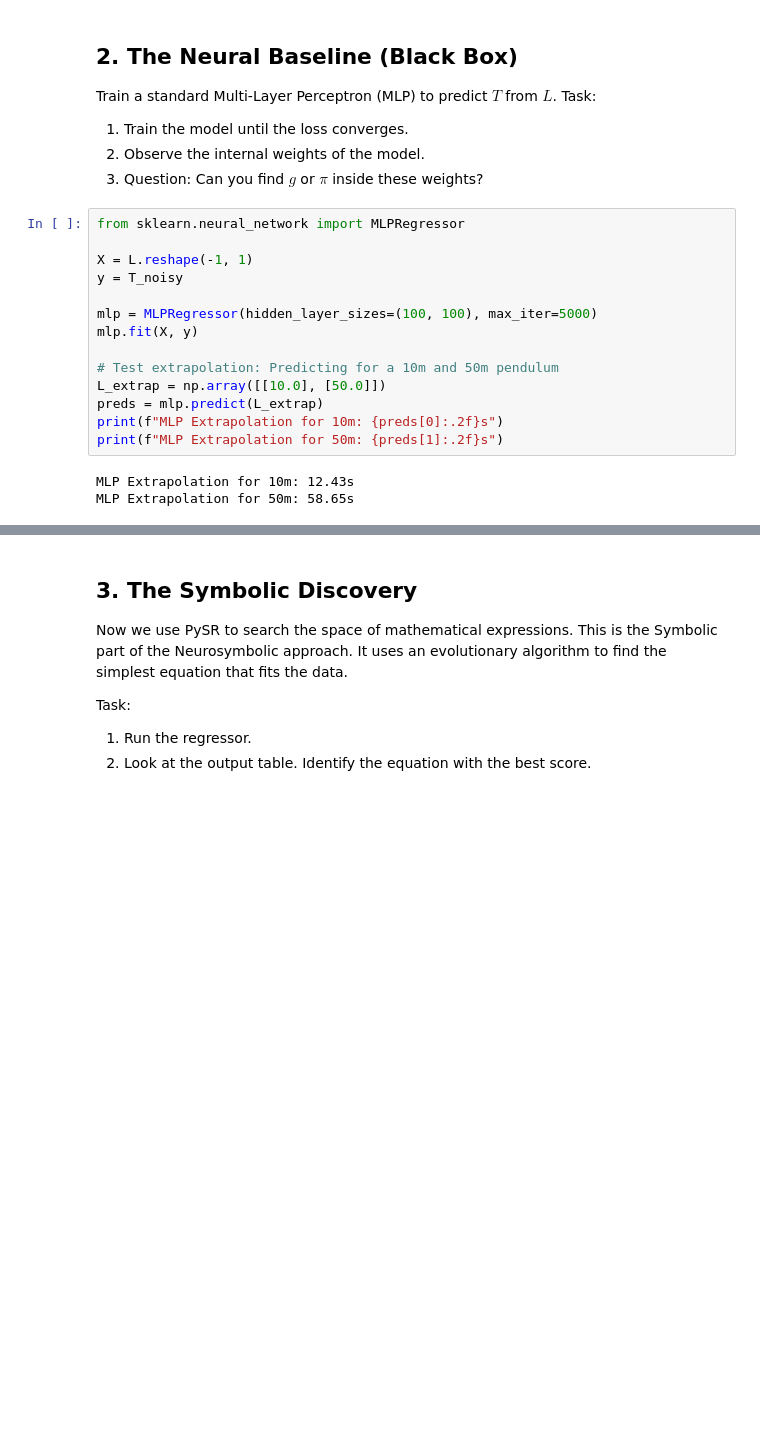
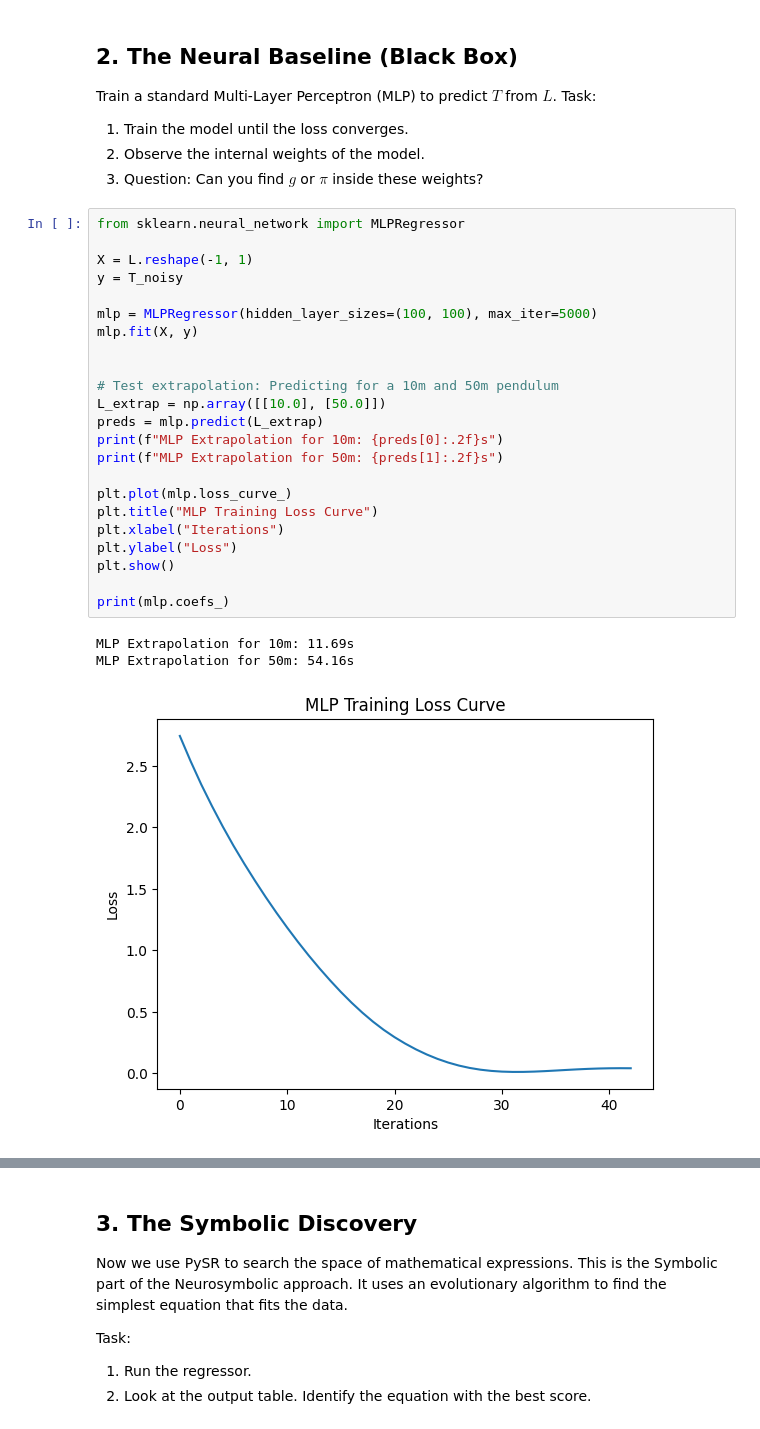
Before and after one commit to SharaineMALARVIJY/S1_Fondamentaux_de_l-IA, a Jupyter notebook: TP5/exo1.ipynb, the cells around one changed output, grey strips where cells are left out. Drawn from its saved outputs; the diff is of its cells as text; blank space fills up the shorter version.

```diff
--- a/TP5/exo1.ipynb
+++ b/TP5/exo1.ipynb
@@ -43,17 +43,27 @@ Task:
 # %%
 from sklearn.neural_network import MLPRegressor
 
 X = L.reshape(-1, 1)
 y = T_noisy
 
 mlp = MLPRegressor(hidden_layer_sizes=(100, 100), max_iter=5000)
 mlp.fit(X, y)
 
+
 # Test extrapolation: Predicting for a 10m and 50m pendulum
 L_extrap = np.array([[10.0], [50.0]])
 preds = mlp.predict(L_extrap)
 print(f"MLP Extrapolation for 10m: {preds[0]:.2f}s")
 print(f"MLP Extrapolation for 50m: {preds[1]:.2f}s")
+
+plt.plot(mlp.loss_curve_)
+plt.title("MLP Training Loss Curve")
+plt.xlabel("Iterations")
+plt.ylabel("Loss")
+plt.show()
+
+print(mlp.coefs_)
 # %% [output]
-MLP Extrapolation for 10m: 12.43s
-MLP Extrapolation for 50m: 58.65s
+MLP Extrapolation for 10m: 11.69s
+MLP Extrapolation for 50m: 54.16s
+[figure, added]
```
Also changed, not shown: parts of 6 cells of this notebook, 1 other file.
